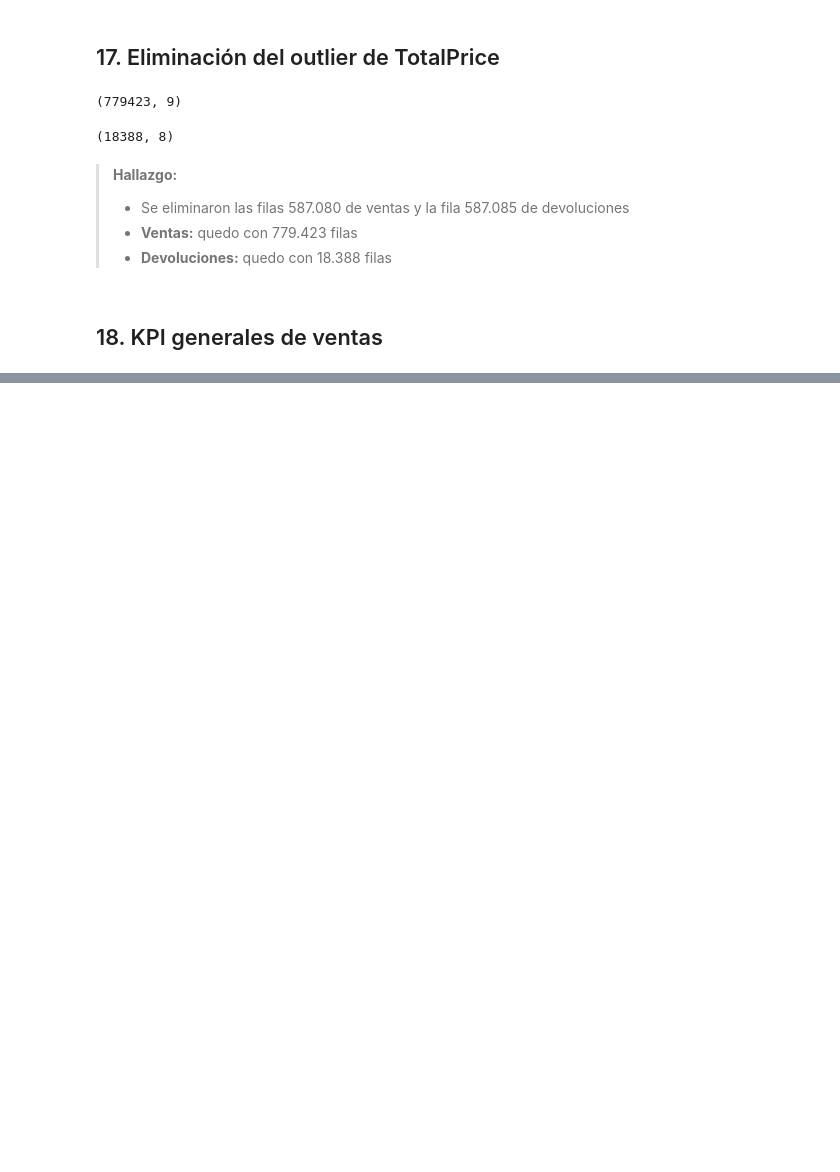
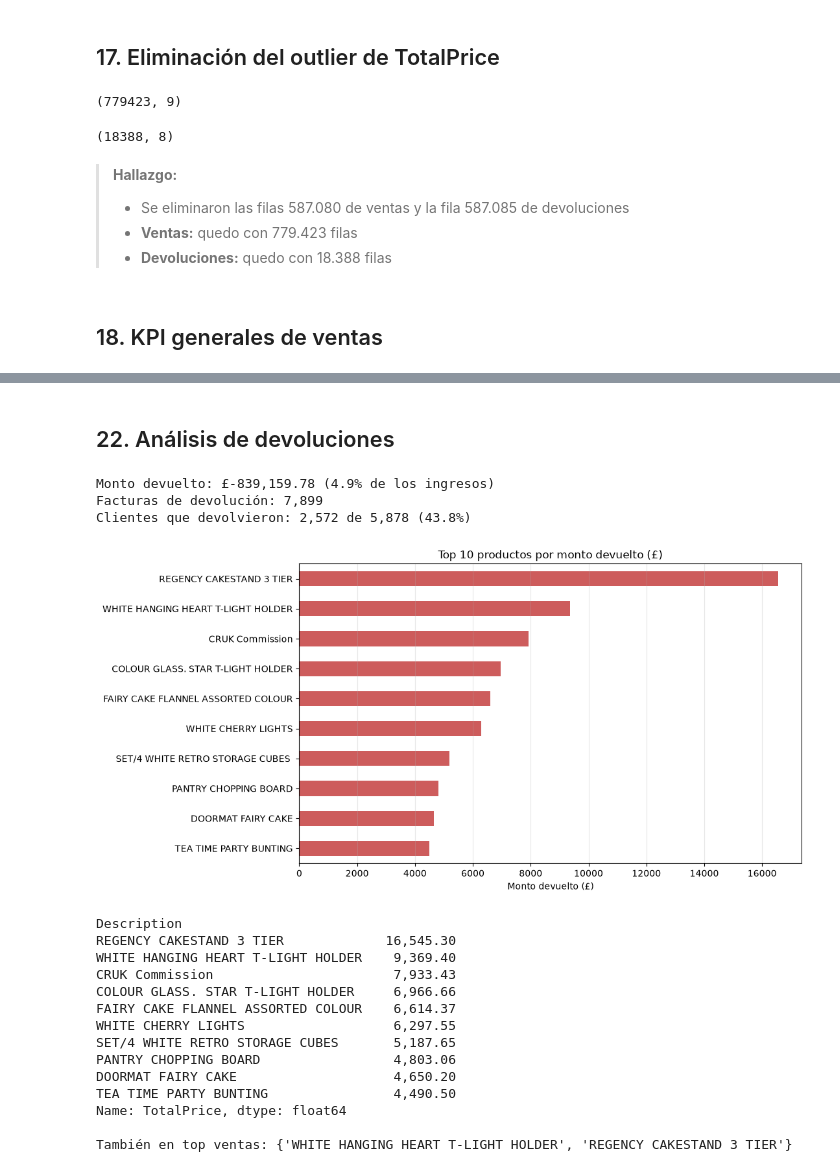
Before and after one commit to Bootcamp-DA-P3/Proyecto_EDA_Exploratory_Data_Analysis_Franco, a Jupyter notebook: notebooks/01_eda_online_retail.ipynb, the cells around one changed output, grey strips where cells are left out. Cells and saved outputs as stored; diff of their text form; code cells hidden in the pictures; blank space fills up the shorter version.

```diff
--- a/notebooks/01_eda_online_retail.ipynb
+++ b/notebooks/01_eda_online_retail.ipynb
@@ -275,0 +469,48 @@ Los ingresos totales son: 17129151.067999996
+# %% [markdown]
+## 22. Análisis de devoluciones
+# %%
+devoluciones['TotalPrice'] = devoluciones['Quantity'] * devoluciones['Price']
+
+monto_dev = devoluciones['TotalPrice'].sum()
+pct_dev = abs(monto_dev) / ingresos_totales * 100
+fact_dev = devoluciones['Invoice'].nunique()
+clientes_dev = devoluciones['Customer ID'].nunique()
+
+print(f"Monto devuelto: £{monto_dev:,.2f} ({pct_dev:.1f}% de los ingresos)")
+print(f"Facturas de devolución: {fact_dev:,}")
+print(f"Clientes que devolvieron: {clientes_dev:,} de {n_clientes:,} ({clientes_dev / n_clientes * 100:.1f}%)")
+# %% [output]
+Monto devuelto: £-839,159.78 (4.9% de los ingresos)
+Facturas de devolución: 7,899
+Clientes que devolvieron: 2,572 de 5,878 (43.8%)
+# %%
+no_productos = ['Manual', 'POSTAGE', 'Discount', 'CARRIAGE']
+dev_productos = devoluciones[~devoluciones['Description'].isin(no_productos)]
+
+top_dev = dev_productos.groupby('Description')['TotalPrice'].sum().nsmallest(10).abs()
+
+top_dev.sort_values().plot(kind='barh', figsize=(10, 6), color='indianred')
+plt.title('Top 10 productos por monto devuelto (£)')
+plt.xlabel('Monto devuelto (£)')
+plt.ylabel('')
+plt.grid(axis='x', alpha=0.3)
+plt.show()
+
+print(top_dev)
+print("\nTambién en top ventas:", set(top_dev.index) & set(top_ingresos.index))
+# %% [output]
+[figure, added]
+Description
+REGENCY CAKESTAND 3 TIER             16,545.30
+WHITE HANGING HEART T-LIGHT HOLDER    9,369.40
+CRUK Commission                       7,933.43
+COLOUR GLASS. STAR T-LIGHT HOLDER     6,966.66
+FAIRY CAKE FLANNEL ASSORTED COLOUR    6,614.37
+WHITE CHERRY LIGHTS                   6,297.55
+SET/4 WHITE RETRO STORAGE CUBES       5,187.65
+PANTRY CHOPPING BOARD                 4,803.06
+DOORMAT FAIRY CAKE                    4,650.20
+TEA TIME PARTY BUNTING                4,490.50
+Name: TotalPrice, dtype: float64
+
+También en top ventas: {'WHITE HANGING HEART T-LIGHT HOLDER', 'REGENCY CAKESTAND 3 TIER'}
```
Also changed, not shown: parts of 21 cells of this notebook.
